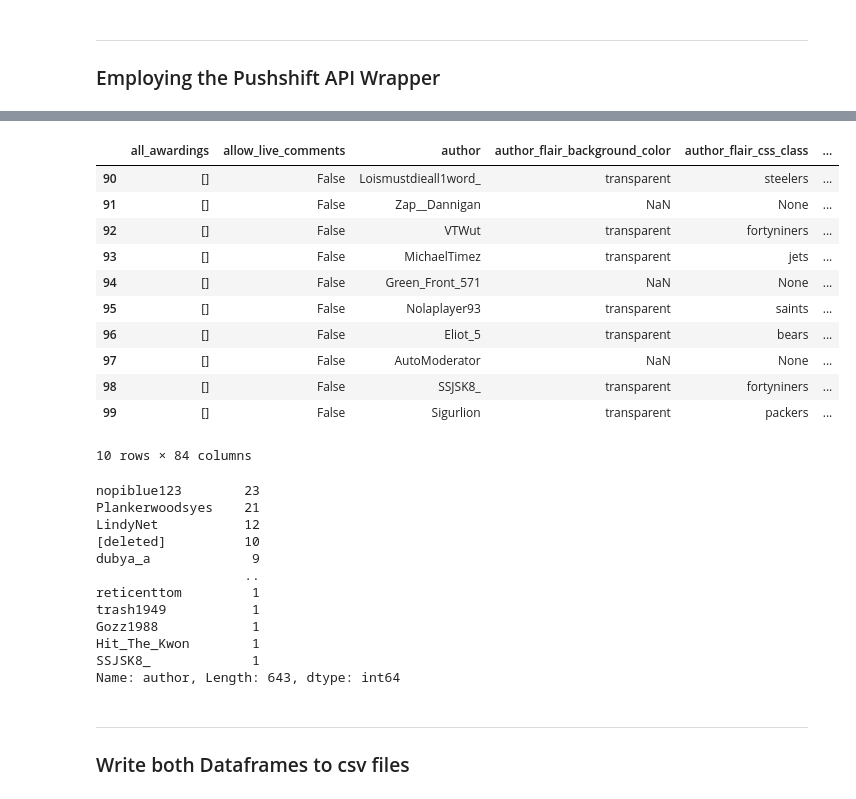
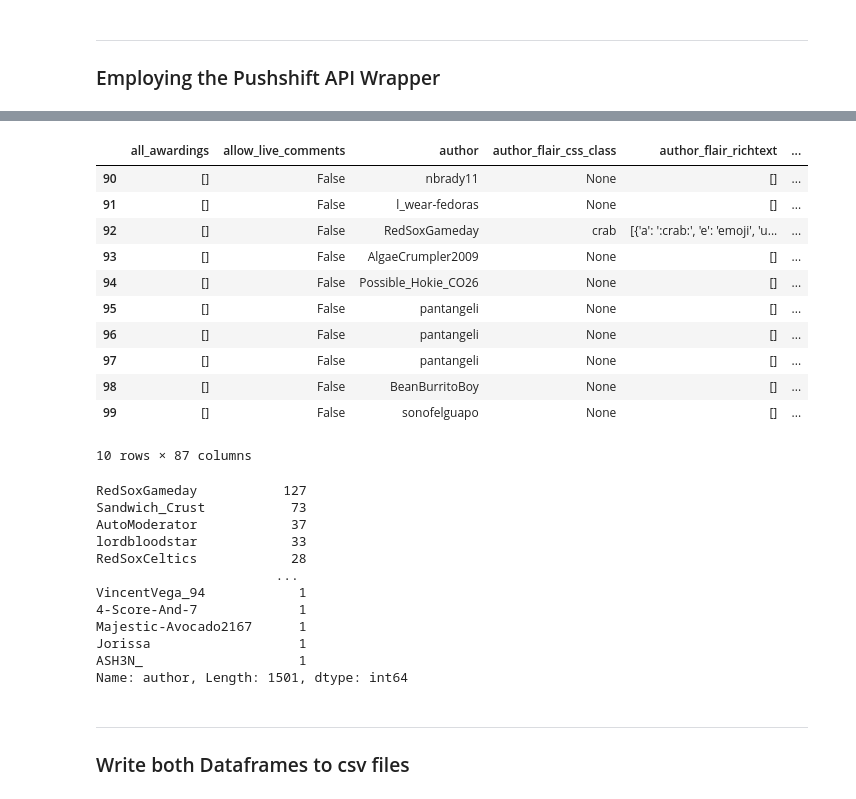
Before and after one commit to pemurp19/Web-Scraping-and-NLP---Reddit, a Jupyter notebook: code/Web Scraping.ipynb, the cells around one changed output, grey strips where cells are left out. Saved outputs shown, nothing was run; the diff lists cells and outputs as text; code cells hidden in the pictures.

```diff
--- a/code/Web Scraping.ipynb
+++ b/code/Web Scraping.ipynb
@@ -11,17 +11,17 @@ import time
 ------
 ### Employing the Pushshift API Wrapper
 # %%
-# Focus on r/fantasyfootball first
+# Focus on r/mlb first
 
-# Set up function to pull 1000 posts from subreddit page
+# Set up function to pull 3000 posts from subreddit page
 # using a different 'before' parameter on each pull
 
-def pull_1000_posts(subreddit_name):
+def pull_3000_posts(subreddit_name):
     full_df = pd.DataFrame()
     url = 'https://api.pushshift.io/reddit/search/submission'
 
     before_param = 1655872062
-    for _ in range(10):
+    for _ in range(30):
         params = {
             'subreddit': subreddit_name,
             'size': 100,
@@ -43,4 +43,7 @@ def pull_1000_posts(subreddit_name):
         before_param = before_param - 1_000_000
         time.sleep(3)
     return full_df
+
+# realized more than 1000 posts needed to be
+# pulled given significant number of nulls for the text column
 # %%
@@ -111,12 +121,12 @@ Name: author, Length: 542, dtype: int64
 # %%
-# Now pull for r/nfl
+# Now pull for r/redsox
 
-def pull_1000_posts(subreddit_name):
+def pull_3000_posts(subreddit_name):
     full_df = pd.DataFrame()
     url = 'https://api.pushshift.io/reddit/search/submission'
 
     before_param = 1655872062
-    for _ in range(10):
+    for _ in range(30):
         params = {
             'subreddit': subreddit_name,
             'size': 100,
@@ -138,8 +148,11 @@ def pull_1000_posts(subreddit_name):
         before_param = before_param - 800_000
         time.sleep(3)
     return full_df
+
+# realized more than 1000 posts needed to be
+# pulled given significant number of nulls for the text column
 # %%
-nfl_df = pull_1000_posts('nfl')
+redsox_df = pull_3000_posts('redsox')
 # %% [output]
 200
 200
@@ -175,33 +195,33 @@ nfl_df.iloc[90:100]
 # %%
-nfl_df.iloc[990:1000]
+redsox_df.iloc[990:1000]
 # %% [output]
-|  | all_awardings | allow_live_comments | author | author_flair_background_color | author_flair_css_class | ... |
-| 90 | [] | False | Loismustdieall1word_ | transparent | steelers | ... |
-| 91 | [] | False | Zap__Dannigan | NaN | None | ... |
-| 92 | [] | False | VTWut | transparent | fortyniners | ... |
-| 93 | [] | False | MichaelTimez | transparent | jets | ... |
-| 94 | [] | False | Green_Front_571 | NaN | None | ... |
-| 95 | [] | False | Nolaplayer93 | transparent | saints | ... |
-| 96 | [] | False | Eliot_5 | transparent | bears | ... |
-| 97 | [] | False | AutoModerator | NaN | None | ... |
-| 98 | [] | False | SSJSK8_ | transparent | fortyniners | ... |
-| 99 | [] | False | Sigurlion | transparent | packers | ... |
+|  | all_awardings | allow_live_comments | author | author_flair_css_class | author_flair_richtext | ... |
+| 90 | [] | False | nbrady11 | None | [] | ... |
+| 91 | [] | False | l_wear-fedoras | None | [] | ... |
+| 92 | [] | False | RedSoxGameday | crab | [{'a': ':crab:', 'e': 'emoji', 'u... | ... |
+| 93 | [] | False | AlgaeCrumpler2009 | None | [] | ... |
+| 94 | [] | False | Possible_Hokie_CO26 | None | [] | ... |
+| 95 | [] | False | pantangeli | None | [] | ... |
+| 96 | [] | False | pantangeli | None | [] | ... |
+| 97 | [] | False | pantangeli | None | [] | ... |
+| 98 | [] | False | BeanBurritoBoy | None | [] | ... |
+| 99 | [] | False | sonofelguapo | None | [] | ... |
-10 rows × 84 columns
+10 rows × 87 columns
 # %%
-nfl_df['author'].value_counts()
+redsox_df['author'].value_counts()
 # %% [output]
-nopiblue123        23
-Plankerwoodsyes    21
-LindyNet           12
-[deleted]          10
-dubya_a             9
-                   ..
-reticenttom         1
-trash1949           1
-Gozz1988            1
-Hit_The_Kwon        1
-SSJSK8_             1
-Name: author, Length: 643, dtype: int64
+RedSoxGameday           127
+Sandwich_Crust           73
+AutoModerator            37
+lordbloodstar            33
+RedSoxCeltics            28
+                       ...
+VincentVega_94            1
+4-Score-And-7             1
+Majestic-Avocado2167      1
+Jorissa                   1
+ASH3N_                    1
+Name: author, Length: 1501, dtype: int64
 # %% [markdown]
 ------
 ### Write both Dataframes to csv files
```
Also changed, not shown: parts of 10 cells of this notebook, 5 other files.
